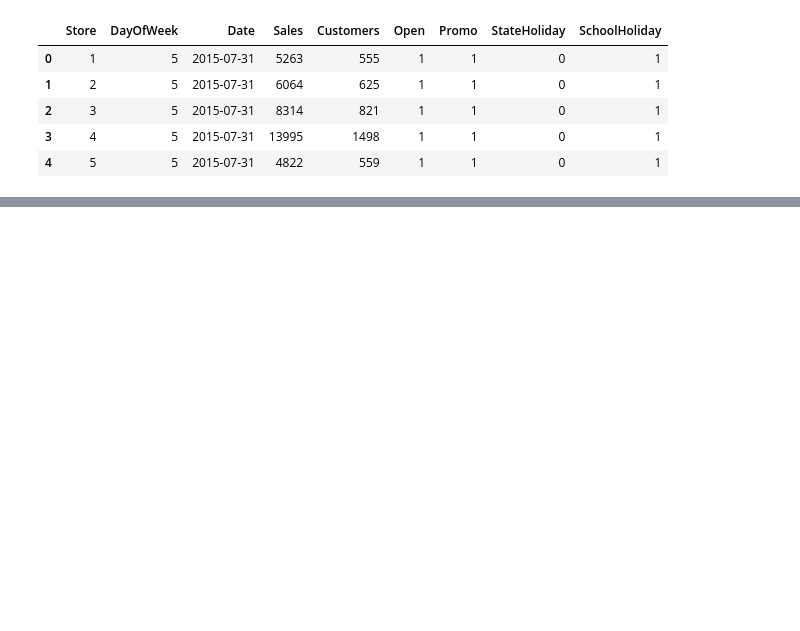
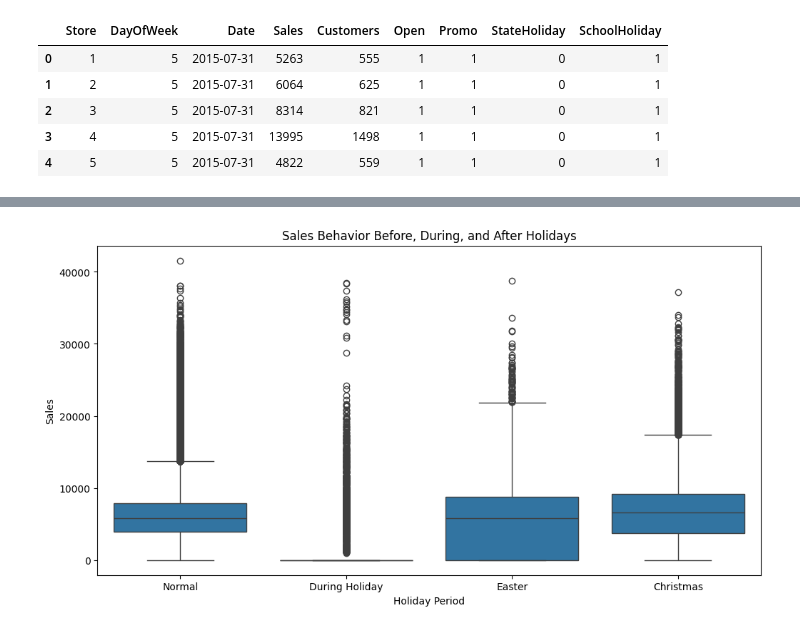
Before and after one commit to Yaadee/SalesForecasting, a Jupyter notebook: notebooks/1_data_cleaning_and_exploration.ipynb, the cells around one changed output, grey strips where cells are left out. Cells and saved outputs as stored; diff of their text form; code cells hidden in the pictures; blank space fills up the shorter version.

```diff
--- a/notebooks/1_data_cleaning_and_exploration.ipynb
+++ b/notebooks/1_data_cleaning_and_exploration.ipynb
@@ -46,0 +251,20 @@ storedf.head()
+# %%
+# Convert Date column to datetime
+import matplotlib.pyplot as plt
+train_df['Date'] = pd.to_datetime(train_df['Date'])
+
+# Create a 'HolidayPeriod' column to differentiate before, during, and after holidays
+train_df['HolidayPeriod'] = 'Normal'
+train_df.loc[train_df['StateHoliday'] != '0', 'HolidayPeriod'] = 'During Holiday'
+train_df.loc[train_df['Date'].isin(pd.date_range(start='2014-12-01', end='2015-01-15')), 'HolidayPeriod'] = 'Christmas'
+train_df.loc[train_df['Date'].isin(pd.date_range(start='2015-03-30', end='2015-04-12')), 'HolidayPeriod'] = 'Easter'
+
+# Plot sales behavior
+plt.figure(figsize=(12, 6))
+sns.boxplot(x='HolidayPeriod', y='Sales', data=train_df)
+plt.title('Sales Behavior Before, During, and After Holidays')
+plt.xlabel('Holiday Period')
+plt.ylabel('Sales')
+plt.show()
+# %% [output]
+[figure, added]
```
Also changed, not shown: parts of 27 cells of this notebook, 11 other files.
